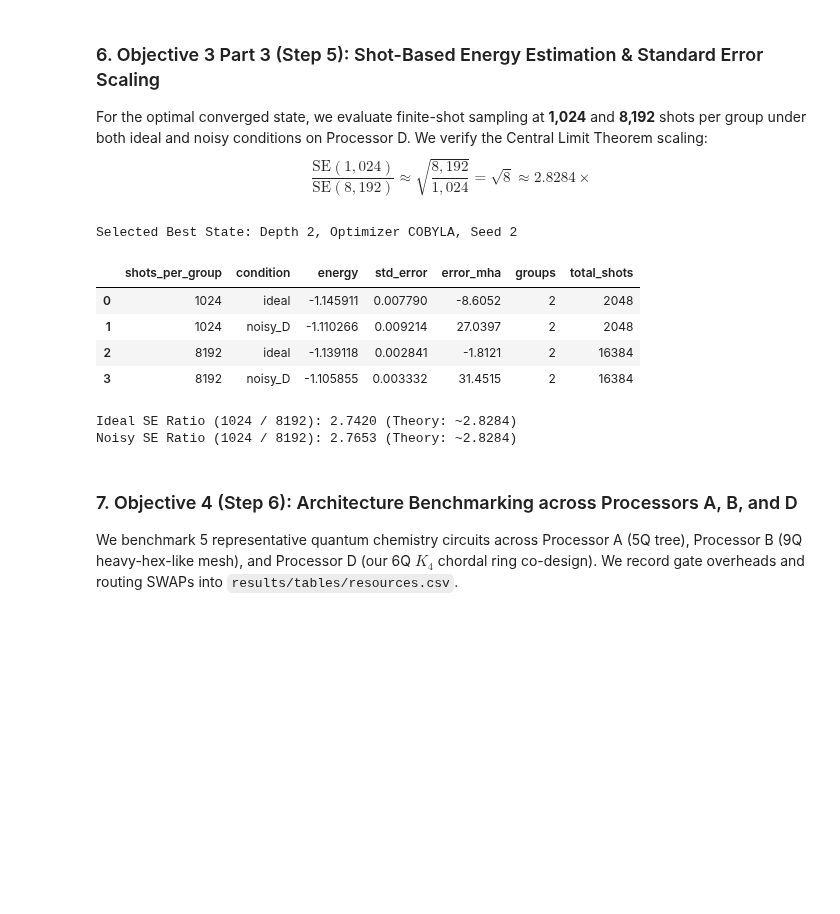
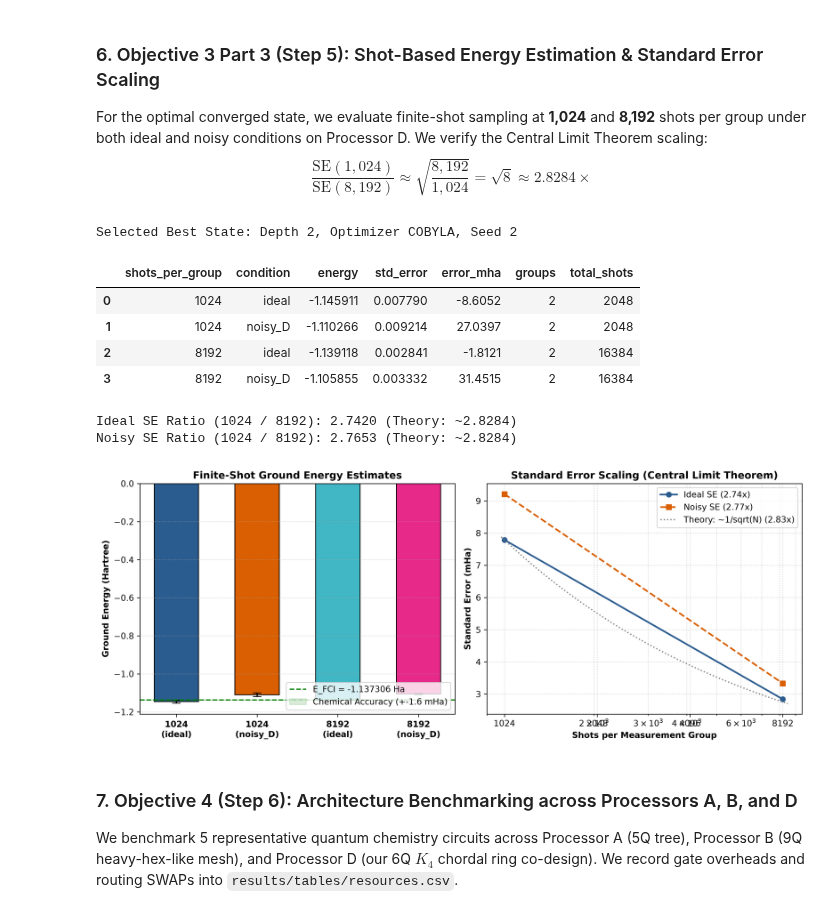
Before and after one commit to uzuhiko06/qff-2026-c1-h2-vqe, a Jupyter notebook: PHASE_TWO/main.ipynb, the cells around one changed output. Cells and saved outputs as stored; diff of their text form; code cells hidden in the pictures; blank space fills up the shorter version.

```diff
--- a/PHASE_TWO/main.ipynb
+++ b/PHASE_TWO/main.ipynb
@@ -305,33 +388,65 @@ for shots in [1024, 8192]:
         se = res['std_error']
         err = (en - e_fci) * 1000.0
 
         shot_rows.append({
             'shots_per_group': shots,
             'condition': cond,
             'energy': round(en, 6),
             'std_error': round(se, 6),
             'error_mha': round(err, 4),
             'groups': res['groups'],
             'total_shots': res['total_shots']
         })
 
 df_shots = pd.DataFrame(shot_rows)
 df_shots.to_csv('results/tables/c1_shots.csv', index=False)
 display(df_shots)
 
 ratio_ideal = shot_rows[0]['std_error'] / shot_rows[2]['std_error']
 ratio_noisy = shot_rows[1]['std_error'] / shot_rows[3]['std_error']
 print(f"\nIdeal SE Ratio (1024 / 8192): {ratio_ideal:.4f} (Theory: ~2.8284)")
 print(f"Noisy SE Ratio (1024 / 8192): {ratio_noisy:.4f} (Theory: ~2.8284)")
+
+# Plot Shot Scaling and Noise Shift
+fig, (ax1, ax2) = plt.subplots(1, 2, figsize=(12, 4.8), dpi=300)
+x_indices = np.arange(4)
+x_labels = [f"{r['shots_per_group']}\n({r['condition']})" for r in shot_rows]
+bars = ax1.bar(x_indices, [r['energy'] for r in shot_rows], yerr=[r['std_error'] for r in shot_rows], capsize=5, width=0.55, color=['#2b5c8f', '#d95f02', '#41b6c4', '#e7298a'], edgecolor='black')
+ax1.axhline(e_fci, color='green', linestyle='--', linewidth=1.5, label=f'E_FCI = {e_fci:.6f} Ha')
+ax1.axhspan(e_fci - 0.0016, e_fci + 0.0016, color='green', alpha=0.15, label='Chemical Accuracy (+-1.6 mHa)')
+ax1.set_xticks(x_indices)
+ax1.set_xticklabels(x_labels, fontweight='bold')
+ax1.set_ylabel('Ground Energy (Hartree)', fontweight='bold')
+ax1.set_title('Finite-Shot Ground Energy Estimates', fontweight='bold')
+ax1.legend(loc='lower right')
+ax1.grid(axis='y', linestyle=':', alpha=0.6)
+
+ax2.plot([1024, 8192], [shot_rows[0]['std_error']*1000, shot_rows[2]['std_error']*1000], 'o-', color='#2b5c8f', linewidth=2, label=f'Ideal SE ({ratio_ideal:.2f}x)')
+ax2.plot([1024, 8192], [shot_rows[1]['std_error']*1000, shot_rows[3]['std_error']*1000], 's--', color='#d95f02', linewidth=2, label=f'Noisy SE ({ratio_noisy:.2f}x)')
+guide_x = np.linspace(1000, 8500, 100)
+guide_y = (shot_rows[0]['std_error'] * 1000) * np.sqrt(1024 / guide_x)
+ax2.plot(guide_x, guide_y, ':', color='gray', label='Theory: ~1/sqrt(N) (2.83x)')
+ax2.set_xscale('log')
+ax2.set_xticks([1024, 2048, 4096, 8192])
+ax2.get_xaxis().set_major_formatter(plt.ScalarFormatter())
+ax2.set_xlabel('Shots per Measurement Group', fontweight='bold')
+ax2.set_ylabel('Standard Error (mHa)', fontweight='bold')
+ax2.set_title('Standard Error Scaling (Central Limit Theorem)', fontweight='bold')
+ax2.legend()
+ax2.grid(True, which='both', linestyle=':', alpha=0.6)
+plt.tight_layout()
+plt.savefig('results/figures/shot_estimation_and_noise.png')
+plt.show()
 # %% [output]
 Selected Best State: Depth 2, Optimizer COBYLA, Seed 2
 |  | shots_per_group | condition | energy | std_error | error_mha | groups | total_shots |
 | 0 | 1024 | ideal | -1.145911 | 0.007790 | -8.6052 | 2 | 2048 |
 | 1 | 1024 | noisy_D | -1.110266 | 0.009214 | 27.0397 | 2 | 2048 |
 | 2 | 8192 | ideal | -1.139118 | 0.002841 | -1.8121 | 2 | 16384 |
 | 3 | 8192 | noisy_D | -1.105855 | 0.003332 | 31.4515 | 2 | 16384 |
 Ideal SE Ratio (1024 / 8192): 2.7420 (Theory: ~2.8284)
 Noisy SE Ratio (1024 / 8192): 2.7653 (Theory: ~2.8284)
+[figure, added]
 # %% [markdown]
 ### 7. Objective 4 (Step 6): Architecture Benchmarking across Processors A, B, and D
 We benchmark 5 representative quantum chemistry circuits across Processor A (5Q tree), Processor B (9Q heavy-hex-like mesh), and Processor D (our 6Q $K_4$ chordal ring co-design).
```
Also changed, not shown: parts of 8 cells of this notebook, 6 other files.
